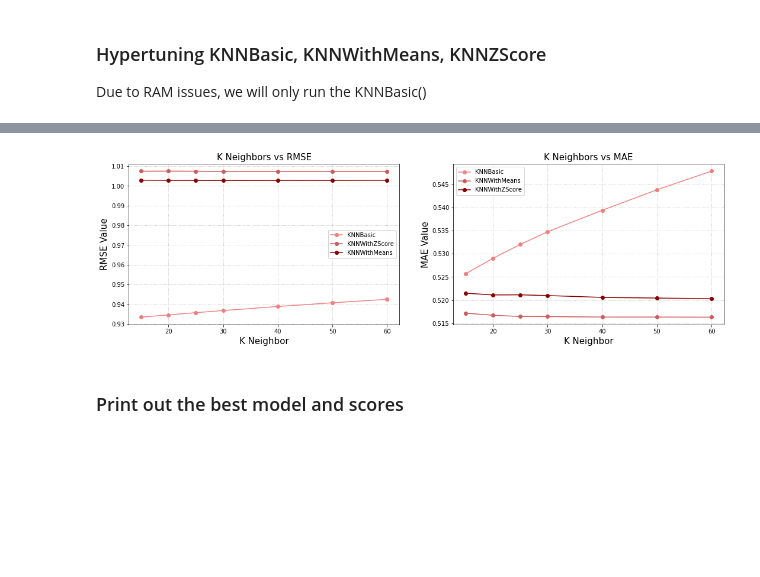
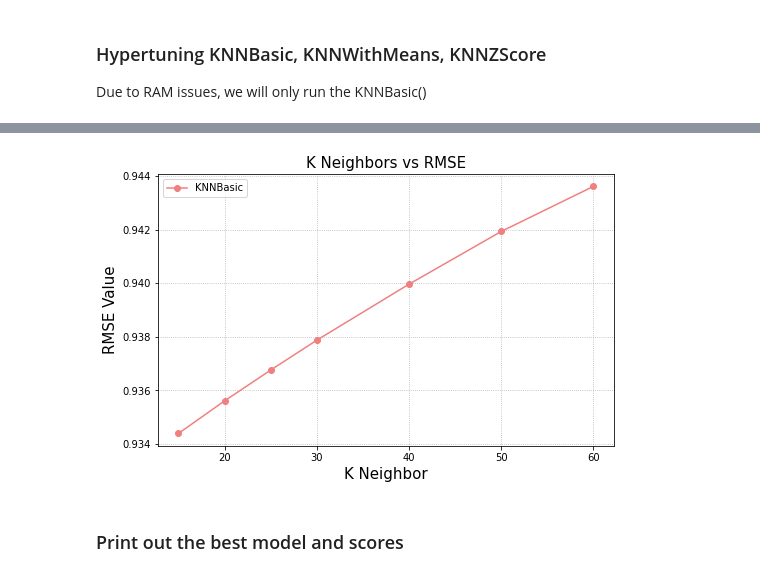
Before and after one commit to elizabeamedalla/Capstone-2-Recommendation-System, a Jupyter notebook: Recommendation_Engine_Surprise.ipynb, the cells around one changed output, grey strips where cells are left out. Drawn from its saved outputs; the diff is of its cells as text; code cells hidden in the pictures; blank space fills up the shorter version.

```diff
--- a/Recommendation_Engine_Surprise.ipynb
+++ b/Recommendation_Engine_Surprise.ipynb
@@ -430,29 +472,18 @@ y6 = knnz_gs.cv_results['mean_test_mae']
 # %%
+# Plot the RMSE scores for each K in KnnBasic
 plt.figure(figsize=(18,5))
 
 plt.subplot(1, 2, 1)
 plt.title('K Neighbors vs RMSE', loc='center', fontsize=15)
 plt.plot(x, y1, label='KNNBasic', color='lightcoral', marker='o')
-plt.plot(x, y5, label='KNNWithZScore', color='indianred', marker='o')
-plt.plot(x, y3, label='KNNWithMeans', color='darkred', marker='o')
 plt.xlabel('K Neighbor', fontsize=15)
 plt.ylabel('RMSE Value', fontsize=15)
 plt.legend()
 plt.grid(ls='dotted')
 
-plt.subplot(1, 2, 2)
-plt.title('K Neighbors vs MAE', loc='center', fontsize=15)
-plt.plot(x, y2, label='KNNBasic', color='lightcoral', marker='o')
-plt.plot(x, y4, label='KNNWithMeans', color='indianred', marker='o')
-plt.plot(x, y6, label='KNNWithZScore', color='darkred', marker='o')
-plt.xlabel('K Neighbor', fontsize=15)
-plt.ylabel('MAE Value', fontsize=15)
-plt.legend()
-plt.grid(ls='dotted')
-
 plt.show()
 # %% [output]
-[figure, old version]
+[figure, new version]
 # %% [markdown]
 ### Print out the best model and scores
 # %%
```
Also changed, not shown: parts of 44 cells of this notebook.
